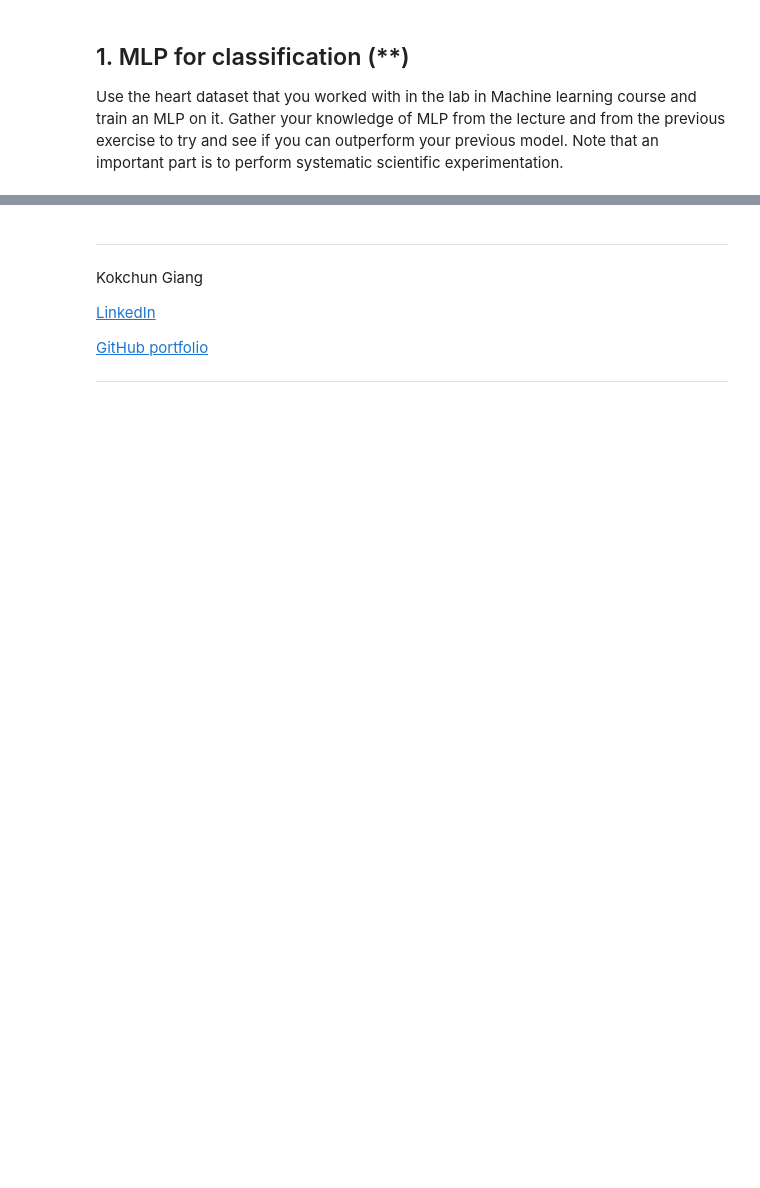
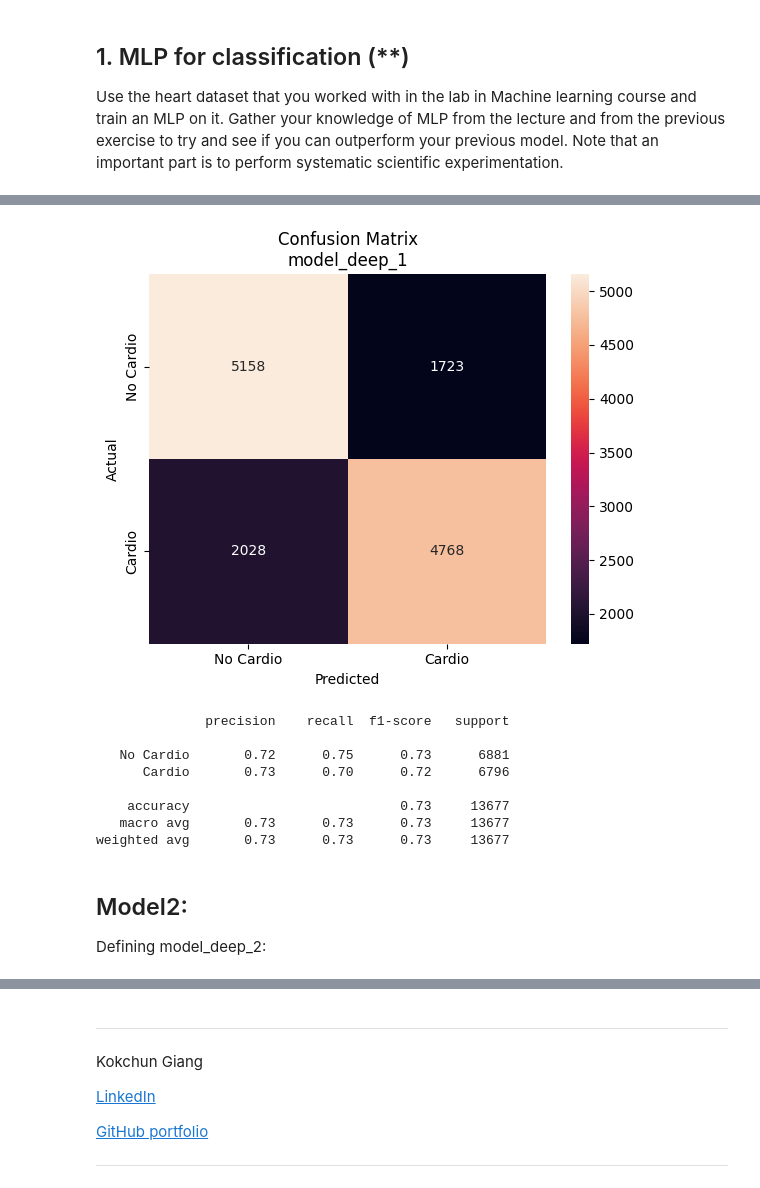
Before and after one commit to dancla240/Deep-Learning-Daniel-Claesson, a Jupyter notebook: E0-MLP.ipynb, the cells around one changed output, grey strips where cells are left out. Cells and saved outputs as stored; diff of their text form; code cells hidden in the pictures; blank space fills up the shorter version.

```diff
--- a/E0-MLP.ipynb
+++ b/E0-MLP.ipynb
@@ -589,0 +747,2 @@ Use the heart dataset that you worked with in the lab in Machine learning course
+# %%
+model_deep_1_y_pred = model_deep_1.predict(X_test_scaled)
@@ -589,0 +751,15 @@ Use the heart dataset that you worked with in the lab in Machine learning course
+# %%
+plot_confusion_matrix(y_test, model_deep_1_y_pred.argmax(axis=1), ["No Cardio", "Cardio"], model_name="model_deep_1")
+# %% [output]
+[figure, added]
+              precision    recall  f1-score   support
+
+   No Cardio       0.72      0.75      0.73      6881
+      Cardio       0.73      0.70      0.72      6796
+
+    accuracy                           0.73     13677
+   macro avg       0.73      0.73      0.73     13677
+weighted avg       0.73      0.73      0.73     13677
+# %% [markdown]
+## Model2:
+Defining model_deep_2:
```
Also changed, not shown: parts of 33 cells of this notebook.
